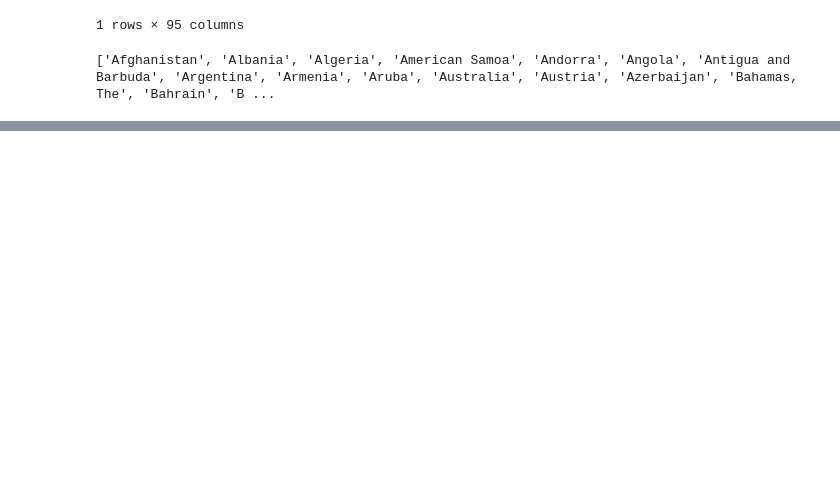
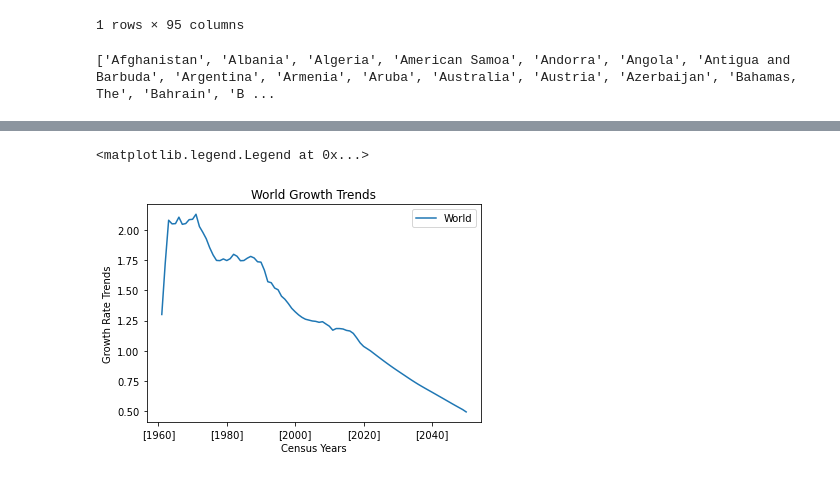
Before and after one commit to devkisdesai/CMPE255-Team-6-Project-Fall-2021-, a Jupyter notebook: EDA.ipynb, the cells around one changed output, grey strips where cells are left out. Saved outputs shown, nothing was run; the diff lists cells and outputs as text; code cells hidden in the pictures; blank space fills up the shorter version.

```diff
--- a/EDA.ipynb
+++ b/EDA.ipynb
@@ -106,0 +151,9 @@ print(pop_totals.Country_Name.tolist()) # Someone should double check I have not
+# %%
+world_growth_plot = preparePlot(world_growth)
+world_growth_plot.plot(title = "World Growth Trends")
+plt.ylabel("Growth Rate Trends")
+plt.xlabel("Census Years")
+plt.legend(["World"])
+# %% [output]
+<matplotlib.legend.Legend at 0x...>
+[figure, added]
```
Also changed, not shown: parts of 14 cells of this notebook.
